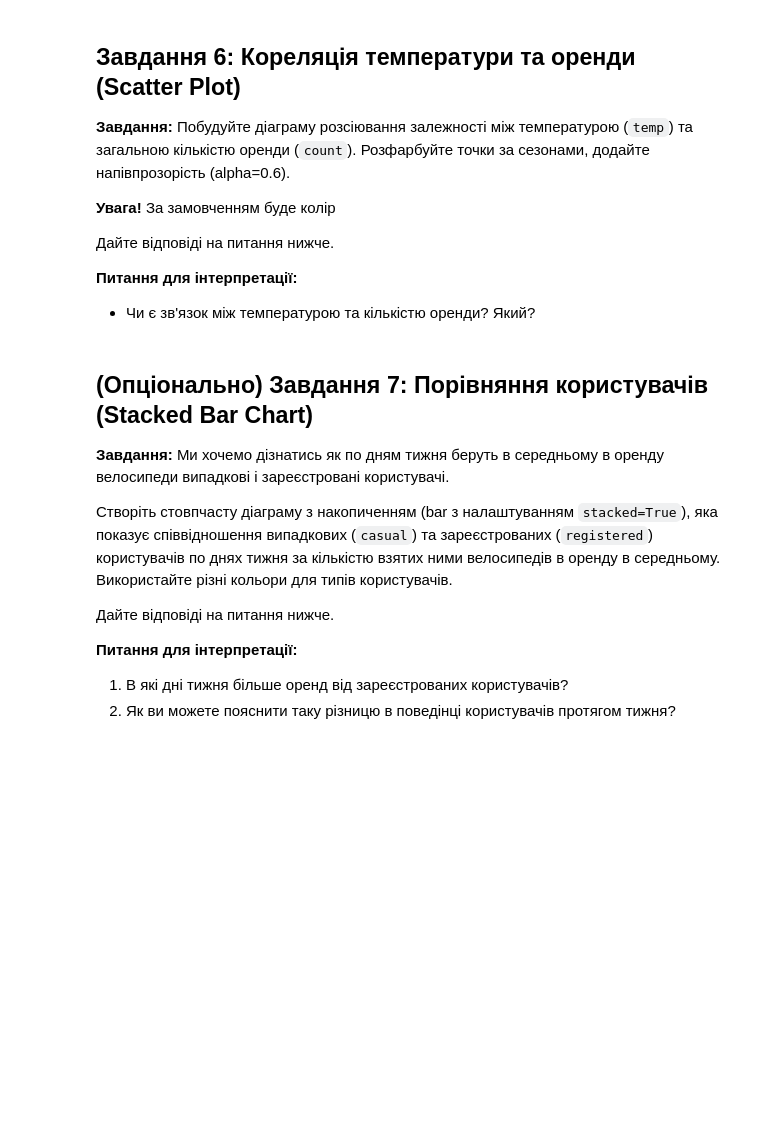
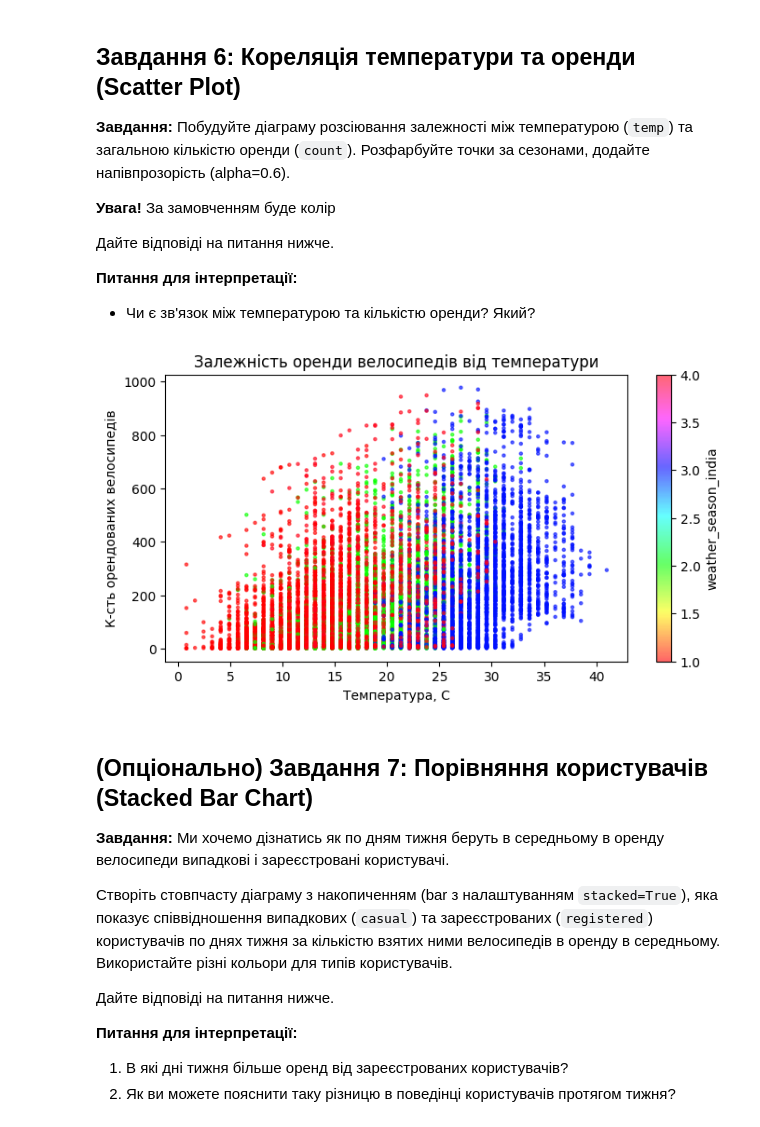
Before and after one commit to AnnaShtyn/python_for_hw_tasks, a Jupyter notebook: HW_Anna_Shtyn_11_1_Візуалізація_даних_з_Pandas_ipynb.ipynb, the cells around one changed output. Saved outputs shown, nothing was run; the diff lists cells and outputs as text; code cells hidden in the pictures; blank space fills up the shorter version.

```diff
--- a/HW_Anna_Shtyn_11_1_Візуалізація_даних_з_Pandas_ipynb.ipynb
+++ b/HW_Anna_Shtyn_11_1_Візуалізація_даних_з_Pandas_ipynb.ipynb
@@ -325,6 +346,24 @@ dtype: int64
 
 **Питання для інтерпретації:**
 - Чи є зв'язок між температурою та кількістю оренди? Який?
+# %%
+from matplotlib import colormaps
+df.plot.scatter(
+    x='temp',
+    y='count',
+    c='weather_season_india',
+    s=5,
+    figsize=(8, 4),
+    colormap='hsv',
+    alpha=0.6
+)
+plt.title('Залежність оренди велосипедів від температури')
+plt.xlabel('Температура, С')
+plt.ylabel('К-сть орендованих велосипедів');
+
+# так, є пряма кореляція між збільшенням температури та зростанням числа оренди, проте до деякої межі - після перевищення 30С к-сть оренд спадає, а за 40С практично відсутні дані.
+# %% [output]
+[figure, added]
 # %% [markdown]
 ## (Опціонально) Завдання 7: Порівняння користувачів (Stacked Bar Chart)
 
```
Also changed, not shown: parts of 5 cells of this notebook.
